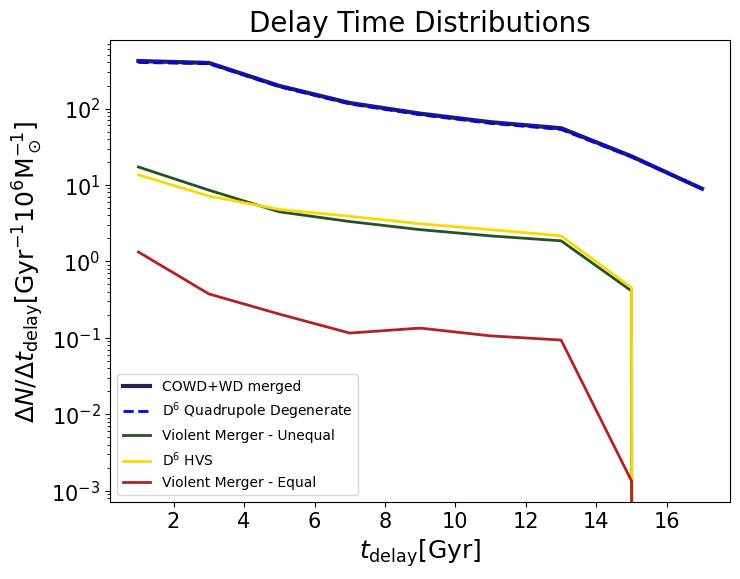
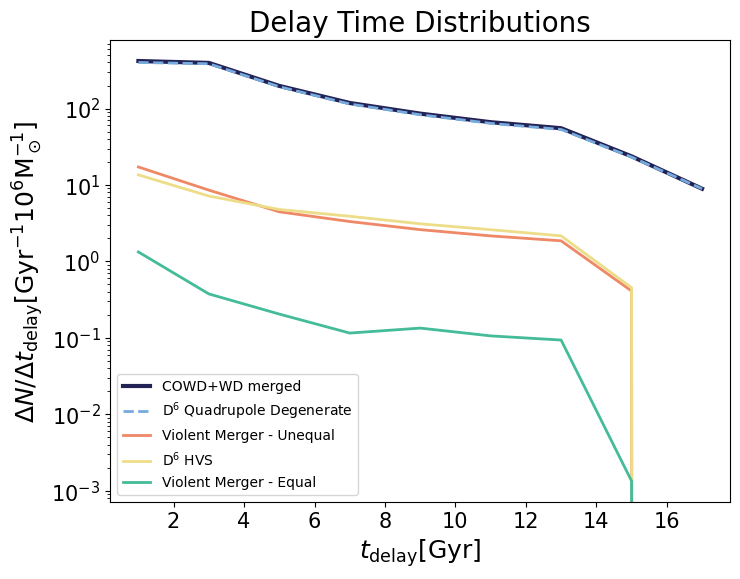
Code edit (unified diff) that turned the first committed figure into the second:
--- before
+++ after
@@ -3,4 +3,5 @@
 
 cset = tc.dark
+cset_l = tc.light
 
 # COWD+WD
@@ -26,5 +27,5 @@
 bin_centers_D6_two = (bin_edges_D6_two[0:-1] + bin_edges_D6_two[1:])/2
 
-axs.plot(bin_centers_D6_two, (hist_D6_two/binwidth_D6_two)*1e6, color='blue', lw=2, ls='--', label='$\mathrm{D^6}$ Quadrupole Degenerate')
+axs.plot(bin_centers_D6_two, (hist_D6_two/binwidth_D6_two)*1e6, color=cset_l.light_blue, lw=2, ls='--', label='$\mathrm{D^6}$ Quadrupole Degenerate')
 
 
@@ -39,5 +40,5 @@
 bin_centers_vm_unequal = (bin_edges_vm_unequal[0:-1] + bin_edges_vm_unequal[1:])/2
 
-axs.plot(bin_centers_vm_unequal, (hist_vm_unequal/binwidth_vm_unequal)*1e6, color=cset.dark_green, lw=2, label='Violent Merger - Unequal')
+axs.plot(bin_centers_vm_unequal, (hist_vm_unequal/binwidth_vm_unequal)*1e6, color=cset_l.orange, lw=2, label='Violent Merger - Unequal')
 
 # D^6 HVS
@@ -51,5 +52,5 @@
 bin_centers_HVS = (bin_edges_HVS[0:-1] + bin_edges_HVS[1:])/2
 
-axs.plot(bin_centers_HVS, (hist_HVS/binwidth_HVS)*1e6, color='gold', lw=2, label='$\mathrm{D^6}$ HVS')
+axs.plot(bin_centers_HVS, (hist_HVS/binwidth_HVS)*1e6, color=cset_l.light_yellow, lw=2, label='$\mathrm{D^6}$ HVS')
 
 
@@ -64,5 +65,5 @@
 bin_centers_vm_equal = (bin_edges_vm_equal[0:-1] + bin_edges_vm_equal[1:])/2
 
-axs.plot(bin_centers_vm_equal, (hist_vm_equal/binwidth_vm_equal)*1e6, color='firebrick', lw=2, label='Violent Merger - Equal')
+axs.plot(bin_centers_vm_equal, (hist_vm_equal/binwidth_vm_equal)*1e6, color=cset_l.mint, lw=2, label='Violent Merger - Equal')
 
 

Commit: poster figures colors